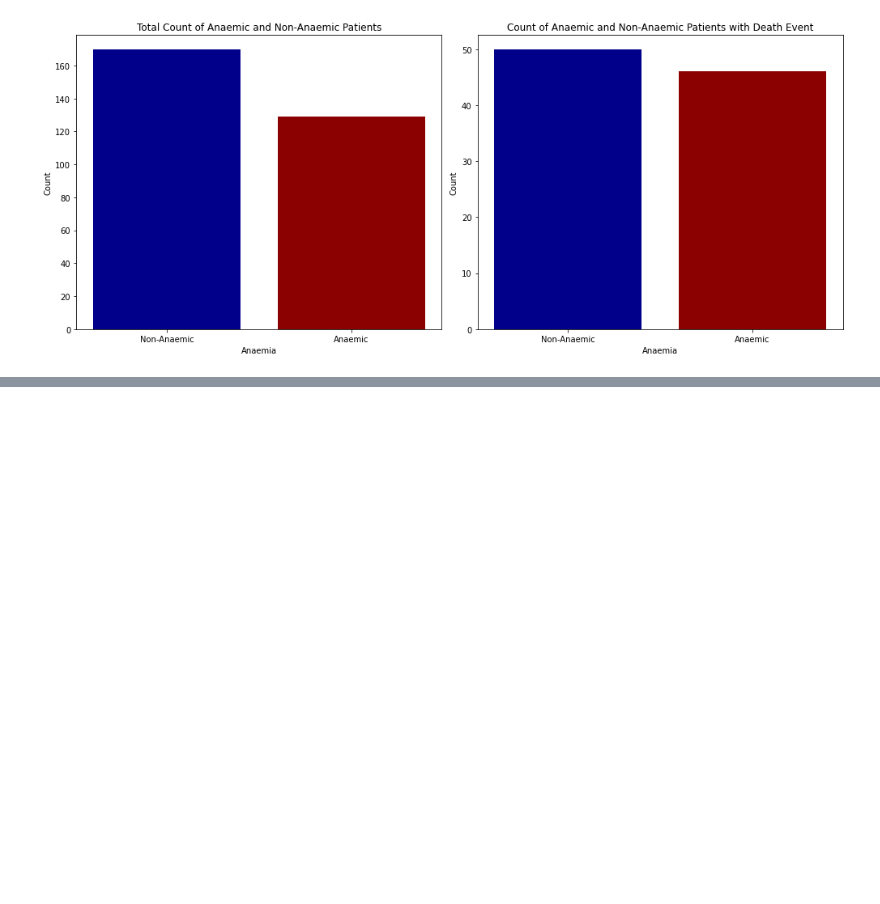
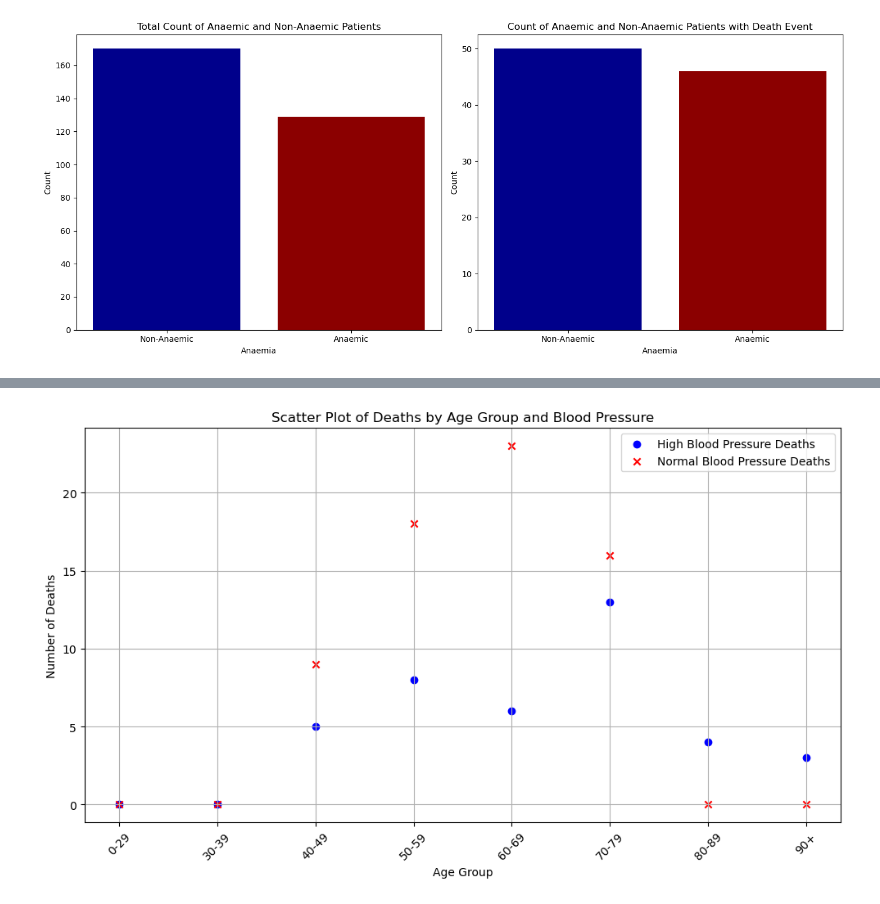
Before and after one commit to faiyted/Project-Cardiac-Disease, a Jupyter notebook: Group-Project.ipynb, the cells around one changed output, grey strips where cells are left out. Cells and saved outputs as stored; diff of their text form; code cells hidden in the pictures; blank space fills up the shorter version.

```diff
--- a/Group-Project.ipynb
+++ b/Group-Project.ipynb
@@ -343,0 +452,18 @@ plt.show()
+# %%
+# Age group
+age_bins = [0, 30, 40, 50 , 60, 70, 80, 90, 100]
+age_labels = ['0-29', '30-39', '40-49', '50-59', '60-69', '70-79','80-89', '90+']
+heart_df['age_group'] = pd.cut(heart_df['age'], bins=age_bins, labels=age_labels, right=False)
+heart_df.head()
+
+# high blood pressure patients that encountered a death event by age group
+hypertension_death_age_group = heart_df[(heart_df["high_blood_pressure"] == 1) & (heart_df["DEATH_EVENT"] == 1)].groupby('age_group', observed=False).size().reset_index(name='hypertension_death_count')
+hypertension_death_age_group
+
+# normal blood pressure patients that encountered a death event by age group
+nor_bloodPerssure_death_age_group = heart_df[(heart_df["high_blood_pressure"] == 1) & (heart_df["DEATH_EVENT"] == 0)].groupby('age_group', observed=False).size().reset_index(name='normal_blood_pressure_count')
+nor_bloodPerssure_death_age_group
+
+#merge high blood pressure and age group
+death_age_group = hypertension_death_age_group.merge(nor_bloodPerssure_death_age_group, on="age_group", how='outer')
+death_age_group
@@ -343,0 +480,34 @@ plt.show()
+# %%
+# Assuming death_age_group is your merged DataFrame from previous steps
+# Example of how to prepare death_age_group DataFrame
+
+# Create a scatter plot
+plt.figure(figsize=(10, 6))
+
+# Scatter plot for hypertension death counts
+plt.scatter(death_age_group['age_group'], death_age_group['hypertension_death_count'],
+            color='blue', label='High Blood Pressure Deaths', marker='o')
+
+# Scatter plot for normal blood pressure death counts
+plt.scatter(death_age_group['age_group'], death_age_group['normal_blood_pressure_count'],
+            color='red', label='Normal Blood Pressure Deaths', marker='x')
+
+# Add labels and title
+plt.xlabel('Age Group')
+plt.ylabel('Number of Deaths')
+plt.title('Scatter Plot of Deaths by Age Group and Blood Pressure')
+
+# Add legend
+plt.legend()
+
+# Rotate x-axis labels for better readability
+plt.xticks(rotation=45)
+
+# Show grid for better readability
+plt.grid(True)
+
+# Show the plot
+plt.tight_layout()
+plt.show()
+# %% [output]
+[figure, added]
```
Also changed, not shown: parts of 20 cells of this notebook.
